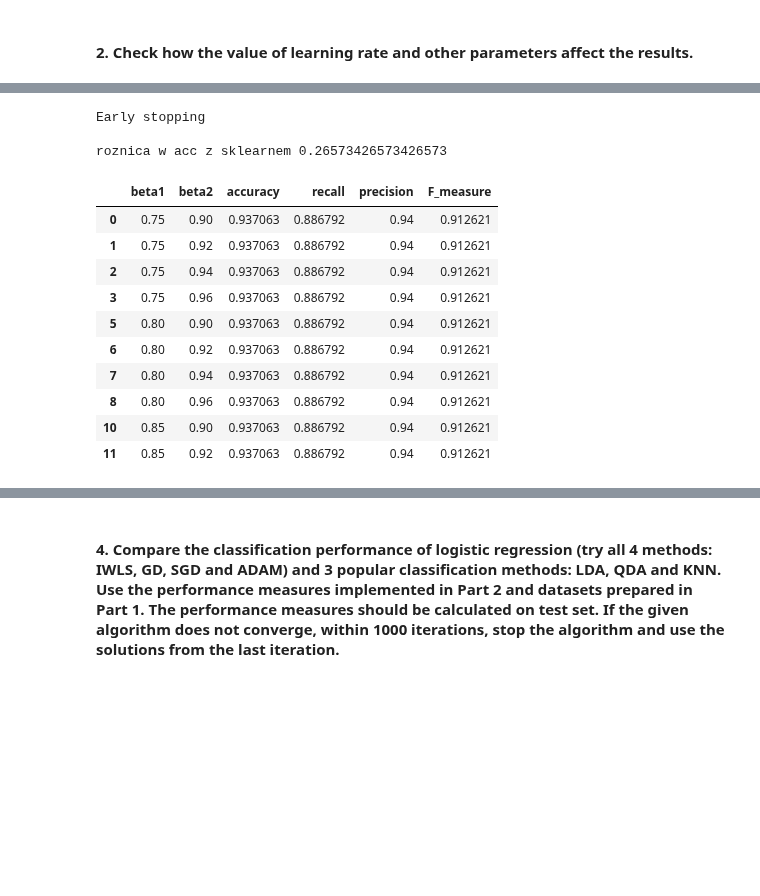
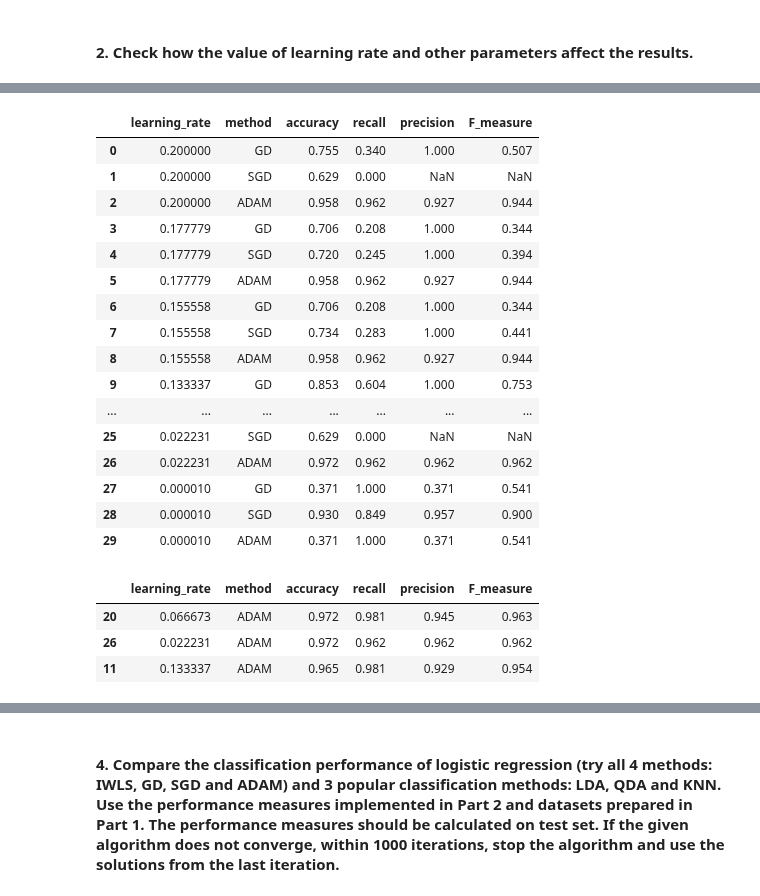
Before and after one commit to pawel99k/AML2022, a Jupyter notebook: Project1/Wdbc_experiments.ipynb, the cells around one changed output, grey strips where cells are left out. Cells and saved outputs as stored; diff of their text form; code cells hidden in the pictures; blank space fills up the shorter version.

Commit message:
experiments, parameters still to tune

```diff
--- a/Project1/Wdbc_experiments.ipynb
+++ b/Project1/Wdbc_experiments.ipynb
@@ -126,33 +94,33 @@ Early stopping
-# %%
-from sklearn.linear_model import SGDClassifier
-
-sgd_skl=SGDClassifier(loss='log',max_iter=1000)
-sgd_skl.fit(X_wdbc_train_exp,y_wdbc_train_exp)
-model=LogReg(optimization='Stochastic Gradient Descent', learning_rate=0.01, epochs=1000)
-model.train(X_wdbc_train_exp.to_numpy(),y_wdbc_train_exp.to_numpy())
-print("\nroznica w acc z sklearnem",(sgd_skl.predict(X_wdbc_test_exp)==y_wdbc_test).mean()-(model.predict(X_wdbc_test_exp.to_numpy())==y_wdbc_test).mean()
- )
-# %% [output]
-Early stopping
-
-roznica w acc z sklearnem 0.26573426573426573
-# %%
-tested_betas_1=np.linspace(start=0.75,stop=.95,num=5)
-tested_betas_2=np.linspace(start=0.90,stop=0.98,num=5)
-
-res_test_betas=experiments.test_betas(tested_betas_1,tested_betas_2,
-                                      X_wdbc_train_exp.to_numpy(), y_wdbc_train_exp.to_numpy(),
-                                      X_wdbc_test_exp.to_numpy(),y_wdbc_test)
-res_test_betas.sort_values(by=['accuracy','F_measure','recall','precision'],ascending=False).head(10)
-# %% [output]
-|  | beta1 | beta2 | accuracy | recall | precision | F_measure |
-| 0 | 0.75 | 0.90 | 0.937063 | 0.886792 | 0.94 | 0.912621 |
-| 1 | 0.75 | 0.92 | 0.937063 | 0.886792 | 0.94 | 0.912621 |
-| 2 | 0.75 | 0.94 | 0.937063 | 0.886792 | 0.94 | 0.912621 |
-| 3 | 0.75 | 0.96 | 0.937063 | 0.886792 | 0.94 | 0.912621 |
-| 5 | 0.80 | 0.90 | 0.937063 | 0.886792 | 0.94 | 0.912621 |
-| 6 | 0.80 | 0.92 | 0.937063 | 0.886792 | 0.94 | 0.912621 |
-| 7 | 0.80 | 0.94 | 0.937063 | 0.886792 | 0.94 | 0.912621 |
-| 8 | 0.80 | 0.96 | 0.937063 | 0.886792 | 0.94 | 0.912621 |
-| 10 | 0.85 | 0.90 | 0.937063 | 0.886792 | 0.94 | 0.912621 |
-| 11 | 0.85 | 0.92 | 0.937063 | 0.886792 | 0.94 | 0.912621 |
+# %%
+tested_l_rates=np.linspace(start=0.2,stop=1e-5,num=10)
+tested_algorithms={'GD': 'Gradient Descent','SGD':'Stochastic Gradient Descent','ADAM':'Adaptive Moment Estimation'}
+
+res_test_learning_rates=experiments.test_learning_rates(X_train,y_train,
+                                                        X_test,y_test,
+                                                        tested_l_rates,tested_algorithms)
+res_test_learning_rates
+# %% [output]
+|  | learning_rate | method | accuracy | recall | precision | F_measure |
+| 0 | 0.200000 | GD | 0.755 | 0.340 | 1.000 | 0.507 |
+| 1 | 0.200000 | SGD | 0.629 | 0.000 | NaN | NaN |
+| 2 | 0.200000 | ADAM | 0.958 | 0.962 | 0.927 | 0.944 |
+| 3 | 0.177779 | GD | 0.706 | 0.208 | 1.000 | 0.344 |
+| 4 | 0.177779 | SGD | 0.720 | 0.245 | 1.000 | 0.394 |
+| 5 | 0.177779 | ADAM | 0.958 | 0.962 | 0.927 | 0.944 |
+| 6 | 0.155558 | GD | 0.706 | 0.208 | 1.000 | 0.344 |
+| 7 | 0.155558 | SGD | 0.734 | 0.283 | 1.000 | 0.441 |
+| 8 | 0.155558 | ADAM | 0.958 | 0.962 | 0.927 | 0.944 |
+| 9 | 0.133337 | GD | 0.853 | 0.604 | 1.000 | 0.753 |
+| ... | ... | ... | ... | ... | ... | ... |
+| 25 | 0.022231 | SGD | 0.629 | 0.000 | NaN | NaN |
+| 26 | 0.022231 | ADAM | 0.972 | 0.962 | 0.962 | 0.962 |
+| 27 | 0.000010 | GD | 0.371 | 1.000 | 0.371 | 0.541 |
+| 28 | 0.000010 | SGD | 0.930 | 0.849 | 0.957 | 0.900 |
+| 29 | 0.000010 | ADAM | 0.371 | 1.000 | 0.371 | 0.541 |
+# %%
+res_test_learning_rates[res_test_learning_rates['method']=='ADAM'].sort_values(by=['accuracy','F_measure','recall','precision'],ascending=False).head(3)
+# %% [output]
+|  | learning_rate | method | accuracy | recall | precision | F_measure |
+| 20 | 0.066673 | ADAM | 0.972 | 0.981 | 0.945 | 0.963 |
+| 26 | 0.022231 | ADAM | 0.972 | 0.962 | 0.962 | 0.962 |
+| 11 | 0.133337 | ADAM | 0.965 | 0.981 | 0.929 | 0.954 |
```
Also changed, not shown: parts of 13 cells of this notebook, 5 other files.
